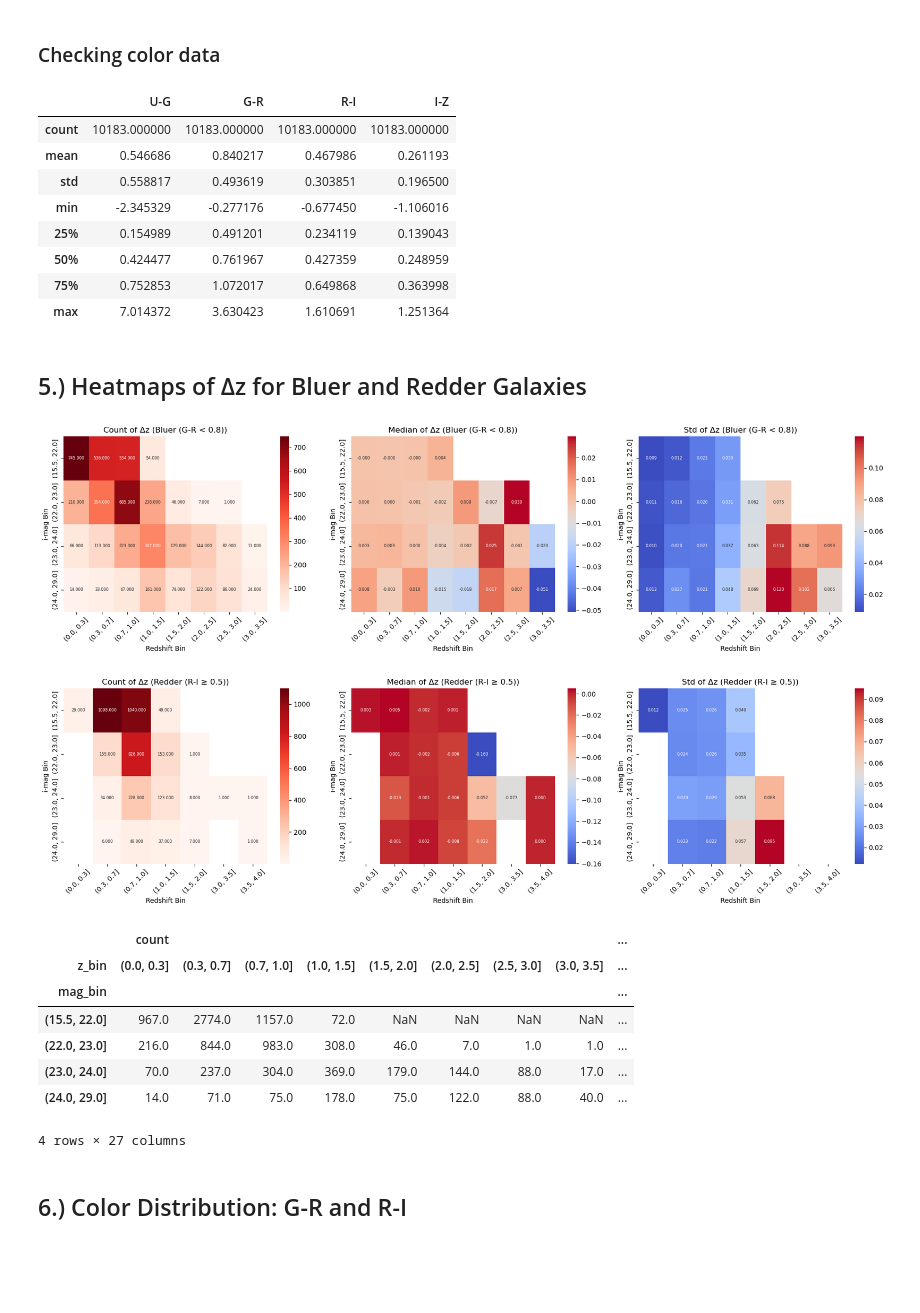
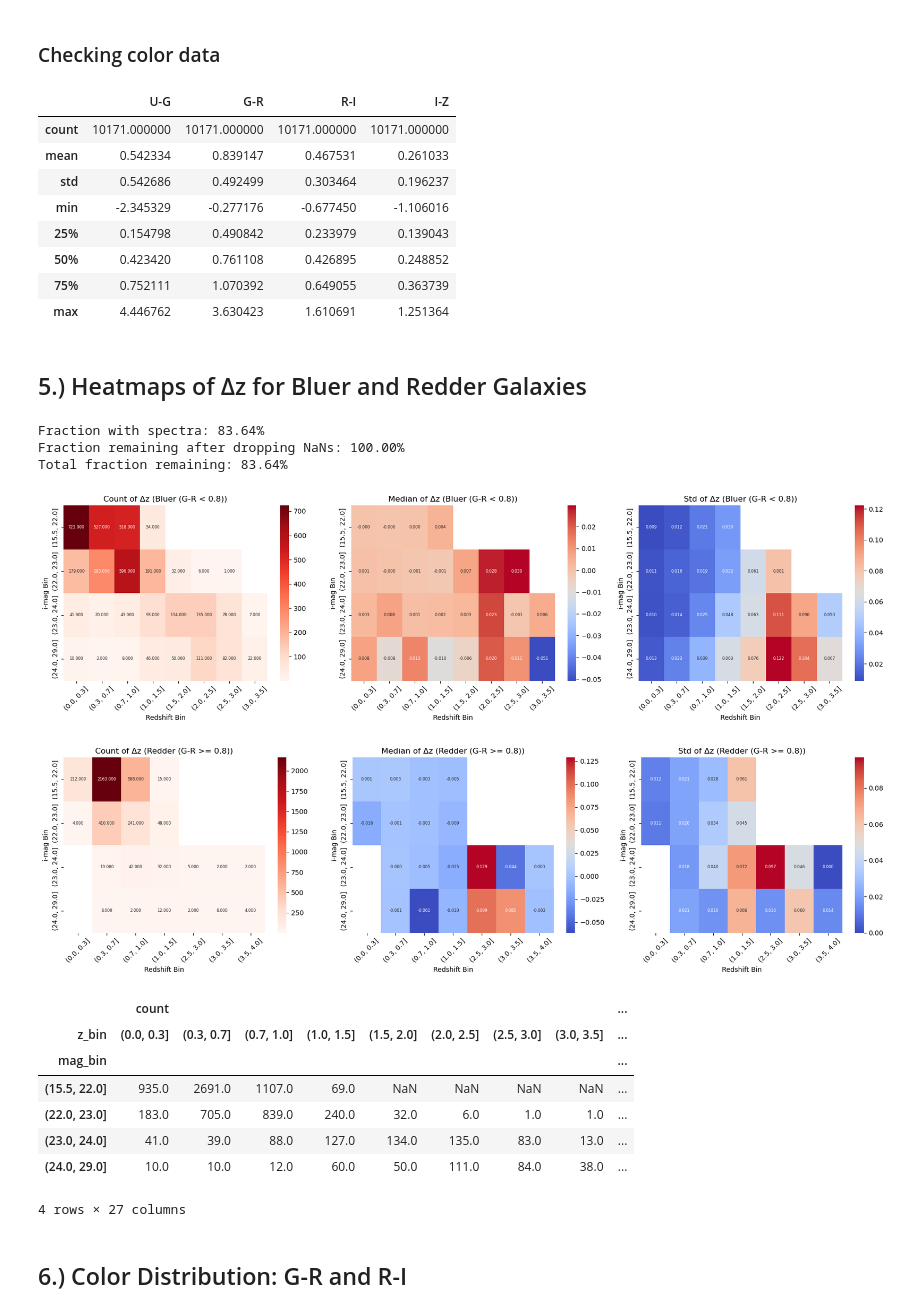
Before and after one commit to MiaBeatty/usrp_project, a Jupyter notebook: usrp_beatty.ipynb, the cells around one changed output. Drawn from its saved outputs; the diff is of its cells as text; code cells hidden in the pictures; blank space fills up the shorter version.

Commit message:
added interpretive galaxy cuts, fixed color cuts

```diff
--- a/usrp_beatty.ipynb
+++ b/usrp_beatty.ipynb
@@ -89,12 +117,23 @@ plt.show()
 z_bins = np.array([0.0, 0.3, 0.7, 1.0, 1.5, 2.0, 2.5, 3.0, 3.5, 4.0])
 mag_bins = np.array([15.5, 22.0, 23.0, 24.0, 29.0])
 
-#filter for valid rows and remove outliers (nans)
-valid = wide[['Z_COSMOS_MEAN', 'Z', 'BDF_MAG_DERED_CALIB_I']].dropna().copy()
+#select only galaxies with spectra (through SOURCE)
+with_spectra = wide[wide['SOURCE'].str.contains('COSMOS', na=False)].copy()
 
-#apply DES outlier condit: exclude galaxies with |Δz / z_spec| > 0.15
+#drop NaNs in required columns
+valid = with_spectra[['Z_COSMOS_MEAN', 'Z', 'BDF_MAG_DERED_CALIB_I']].dropna().copy()
+
+#calculate + print fractions of galaxies removed at each step
+n_total = len(wide)
+n_spectra = len(with_spectra)
+n_valid = len(valid)
+print(f"Fraction with spectra: {n_spectra/n_total:.2%}")
+print(f"Fraction remaining after dropping NaNs: {n_valid/n_spectra:.2%}")
+print(f"Total fraction remaining: {n_valid/n_total:.2%}")
+
+#apply DES outlier condition: exclude galaxies with |Δz / z_spec| > 0.15
 mask = (np.abs(valid['Z_COSMOS_MEAN'] - valid['Z']) / valid['Z']) <= 0.15
 valid = valid[mask]
 
-#calculate dz
+#calc dz
 valid['dz'] = valid['Z_COSMOS_MEAN'] - valid['Z']
@@ -195,19 +238,19 @@ deep["I-Z"] = deep["BDF_MAG_DERED_CALIB_I"] - deep["BDF_MAG_DERED_CALIB_Z"]
 for band in ["U", "G", "R", "I", "Z"]:
     col = f"BDF_MAG_DERED_CALIB_{band}"
     deep = deep[np.isfinite(deep[col])]
-    deep = deep[deep[col] < 35]  # filters unreasonably faint (or placeholder) mags
+    deep = deep[(deep[col] > 0) & (deep[col] < 29 )]  # filters unreasonably faint (or placeholder) mags
 # %%
 deep[["U-G", "G-R", "R-I", "I-Z"]].describe()
 # %% [output]
 |  | U-G | G-R | R-I | I-Z |
-| count | 10183.000000 | 10183.000000 | 10183.000000 | 10183.000000 |
-| mean | 0.546686 | 0.840217 | 0.467986 | 0.261193 |
-| std | 0.558817 | 0.493619 | 0.303851 | 0.196500 |
+| count | 10171.000000 | 10171.000000 | 10171.000000 | 10171.000000 |
+| mean | 0.542334 | 0.839147 | 0.467531 | 0.261033 |
+| std | 0.542686 | 0.492499 | 0.303464 | 0.196237 |
 | min | -2.345329 | -0.277176 | -0.677450 | -1.106016 |
-| 25% | 0.154989 | 0.491201 | 0.234119 | 0.139043 |
-| 50% | 0.424477 | 0.761967 | 0.427359 | 0.248959 |
-| 75% | 0.752853 | 1.072017 | 0.649868 | 0.363998 |
-| max | 7.014372 | 3.630423 | 1.610691 | 1.251364 |
+| 25% | 0.154798 | 0.490842 | 0.233979 | 0.139043 |
+| 50% | 0.423420 | 0.761108 | 0.426895 | 0.248852 |
+| 75% | 0.752111 | 1.070392 | 0.649055 | 0.363739 |
+| max | 4.446762 | 3.630423 | 1.610691 | 1.251364 |
 # %% [markdown]
 ## 5.) Heatmaps of Δz for Bluer and Redder Galaxies
 # %%
@@ -215,12 +258,29 @@ deep[["U-G", "G-R", "R-I", "I-Z"]].describe()
 z_bins = np.array([0.0, 0.3, 0.7, 1.0, 1.5, 2.0, 2.5, 3.0, 3.5, 4.0])
 mag_bins = np.array([15.5, 22.0, 23.0, 24.0, 29.0])
 # %%
-#filter and clean data (not my reasoning, I stole this from the articles+ copilot
+#only galaxies with spectra
+with_spectra = deep[deep['SOURCE'].str.contains('COSMOS', na=False)].copy()
+
+#drop NaNs in required columns
 cols_needed = ['Z_COSMOS_MEAN', 'Z', 'BDF_MAG_DERED_CALIB_I',
                'BDF_MAG_DERED_CALIB_G', 'BDF_MAG_DERED_CALIB_R']
-deep_valid = deep[cols_needed].dropna().copy()
+deep_valid = with_spectra[cols_needed].dropna().copy()
+
+#print fractions removed/left
+n_total = len(deep)
+n_spectra = len(with_spectra)
+n_valid = len(deep_valid)
+print(f"Fraction with spectra: {n_spectra/n_total:.2%}")
+print(f"Fraction remaining after dropping NaNs: {n_valid/n_spectra:.2%}")
+print(f"Total fraction remaining: {n_valid/n_total:.2%}")
+
+#apply DES outlier condition
 mask = (np.abs(deep_valid['Z_COSMOS_MEAN'] - deep_valid['Z']) / deep_valid['Z']) <= 0.15
 deep_valid = deep_valid[mask]
+# %% [output]
+Fraction with spectra: 83.64%
+Fraction remaining after dropping NaNs: 100.00%
+Total fraction remaining: 83.64%
 # %%
 #compute colors and dz
 deep_valid['G-R'] = deep_valid['BDF_MAG_DERED_CALIB_G'] - deep_valid['BDF_MAG_DERED_CALIB_R']
@@ -231,9 +291,9 @@ deep_valid['dz'] = deep_valid['Z_COSMOS_MEAN'] - deep_valid['Z']
 deep_valid['z_bin'] = pd.cut(deep_valid['Z'], bins=z_bins)
 deep_valid['mag_bin'] = pd.cut(deep_valid['BDF_MAG_DERED_CALIB_I'], bins=mag_bins)
 # %%
-#create bluer and redder subsets, for optical red and blue (r-i for red, g-r for blue)
+# Use only G-R color to define blue and red galaxies
 bluer = deep_valid[deep_valid['G-R'] < 0.8]
-redder = deep_valid[deep_valid['R-I'] >= 0.5]
+redder = deep_valid[deep_valid['G-R'] >= 0.8]
 # %%
 #define plotting function
 def plot_heatmaps(df, title_suffix):
@@ -257,19 +317,19 @@ def plot_heatmaps(df, title_suffix):
 # %%
 #plot both sets
 plot_heatmaps(bluer, "Bluer (G-R < 0.8)")
-plot_heatmaps(redder, "Redder (R-I ≥ 0.5)")
+plot_heatmaps(redder, "Redder (G-R >= 0.8)")
 
 stats
 # %% [output]
-[figure, old version]
+[figure, new version]
-[figure, old version]
+[figure, new version]
 |  | count |  |  |  |  |  |  |  | ... |
 | z_bin | (0.0, 0.3] | (0.3, 0.7] | (0.7, 1.0] | (1.0, 1.5] | (1.5, 2.0] | (2.0, 2.5] | (2.5, 3.0] | (3.0, 3.5] | ... |
 | mag_bin |  |  |  |  |  |  |  |  | ... |
-| (15.5, 22.0] | 967.0 | 2774.0 | 1157.0 | 72.0 | NaN | NaN | NaN | NaN | ... |
-| (22.0, 23.0] | 216.0 | 844.0 | 983.0 | 308.0 | 46.0 | 7.0 | 1.0 | 1.0 | ... |
-| (23.0, 24.0] | 70.0 | 237.0 | 304.0 | 369.0 | 179.0 | 144.0 | 88.0 | 17.0 | ... |
-| (24.0, 29.0] | 14.0 | 71.0 | 75.0 | 178.0 | 75.0 | 122.0 | 88.0 | 40.0 | ... |
+| (15.5, 22.0] | 935.0 | 2691.0 | 1107.0 | 69.0 | NaN | NaN | NaN | NaN | ... |
+| (22.0, 23.0] | 183.0 | 705.0 | 839.0 | 240.0 | 32.0 | 6.0 | 1.0 | 1.0 | ... |
+| (23.0, 24.0] | 41.0 | 39.0 | 88.0 | 127.0 | 134.0 | 135.0 | 83.0 | 13.0 | ... |
+| (24.0, 29.0] | 10.0 | 10.0 | 12.0 | 60.0 | 50.0 | 111.0 | 84.0 | 38.0 | ... |
 4 rows × 27 columns
 # %% [markdown]
 ## 6.) Color Distribution: G-R and R-I
```
Also changed, not shown: parts of 6 cells of this notebook.
